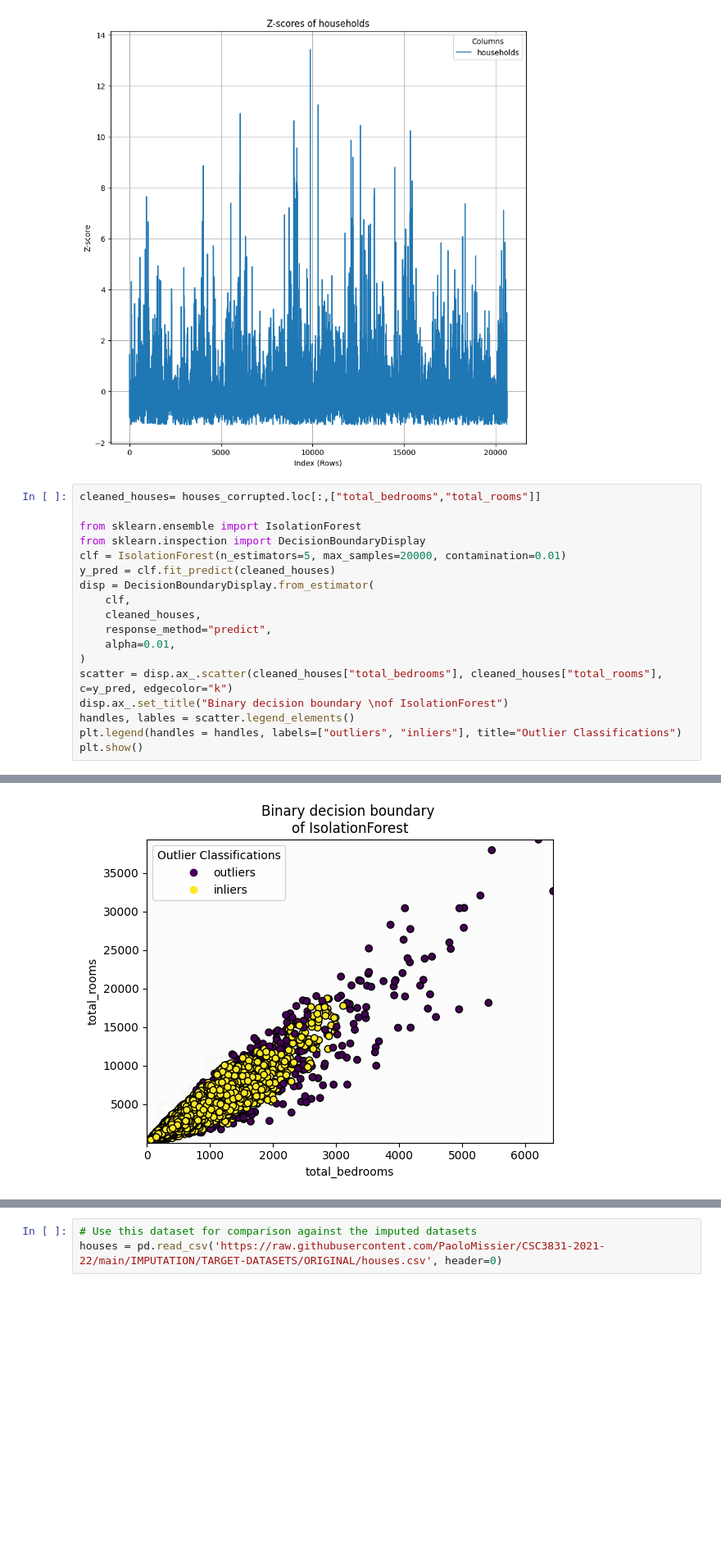
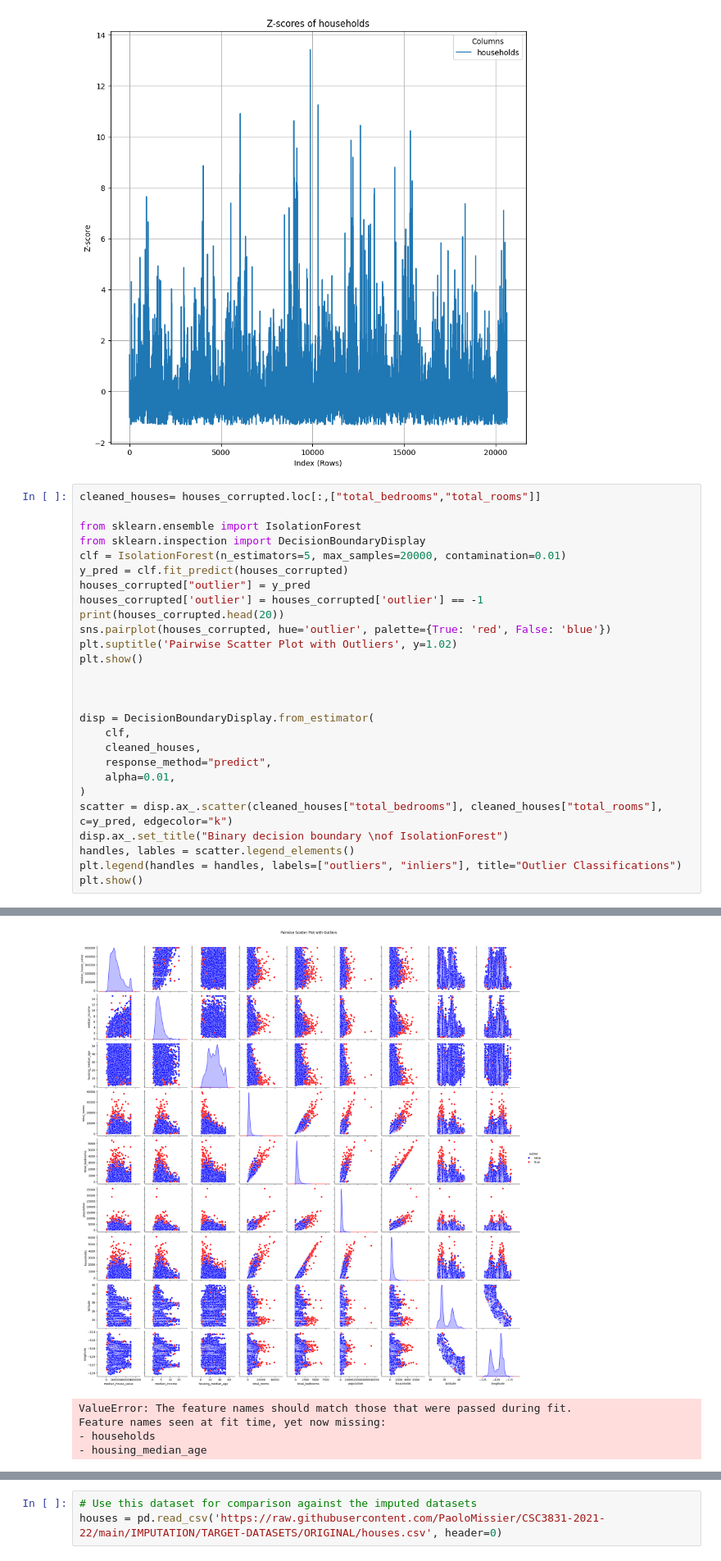
Before and after one commit to kenzfinn/csc1035_lecture_examples, a Jupyter notebook: Coursework/CSC3831_Final_Assessment.ipynb, the cells around one changed output, grey strips where cells are left out. Shown at 82% size. Drawn from its saved outputs; the diff is of its cells as text; blank space fills up the shorter version.

```diff
--- a/Coursework/CSC3831_Final_Assessment.ipynb
+++ b/Coursework/CSC3831_Final_Assessment.ipynb
@@ -198,7 +208,16 @@ cleaned_houses= houses_corrupted.loc[:,["total_bedrooms","total_rooms"]]
 from sklearn.ensemble import IsolationForest
 from sklearn.inspection import DecisionBoundaryDisplay
 clf = IsolationForest(n_estimators=5, max_samples=20000, contamination=0.01)
-y_pred = clf.fit_predict(cleaned_houses)
+y_pred = clf.fit_predict(houses_corrupted)
+houses_corrupted["outlier"] = y_pred
+houses_corrupted['outlier'] = houses_corrupted['outlier'] == -1
+print(houses_corrupted.head(20))
+sns.pairplot(houses_corrupted, hue='outlier', palette={True: 'red', False: 'blue'})
+plt.suptitle('Pairwise Scatter Plot with Outliers', y=1.02)
+plt.show()
+
+
+
 disp = DecisionBoundaryDisplay.from_estimator(
     clf,
     cleaned_houses,
@@ -214,4 +250,8 @@ plt.show()
-[figure, old version]
+[figure, new version]
+ValueError: The feature names should match those that were passed during fit.
+Feature names seen at fit time, yet now missing:
+- households
+- housing_median_age
 # %% [markdown]
 ### 3. Imputation [10]
 - Identify which features should be imputed and which should be removed
```
Also changed, not shown: parts of 9 cells of this notebook.
